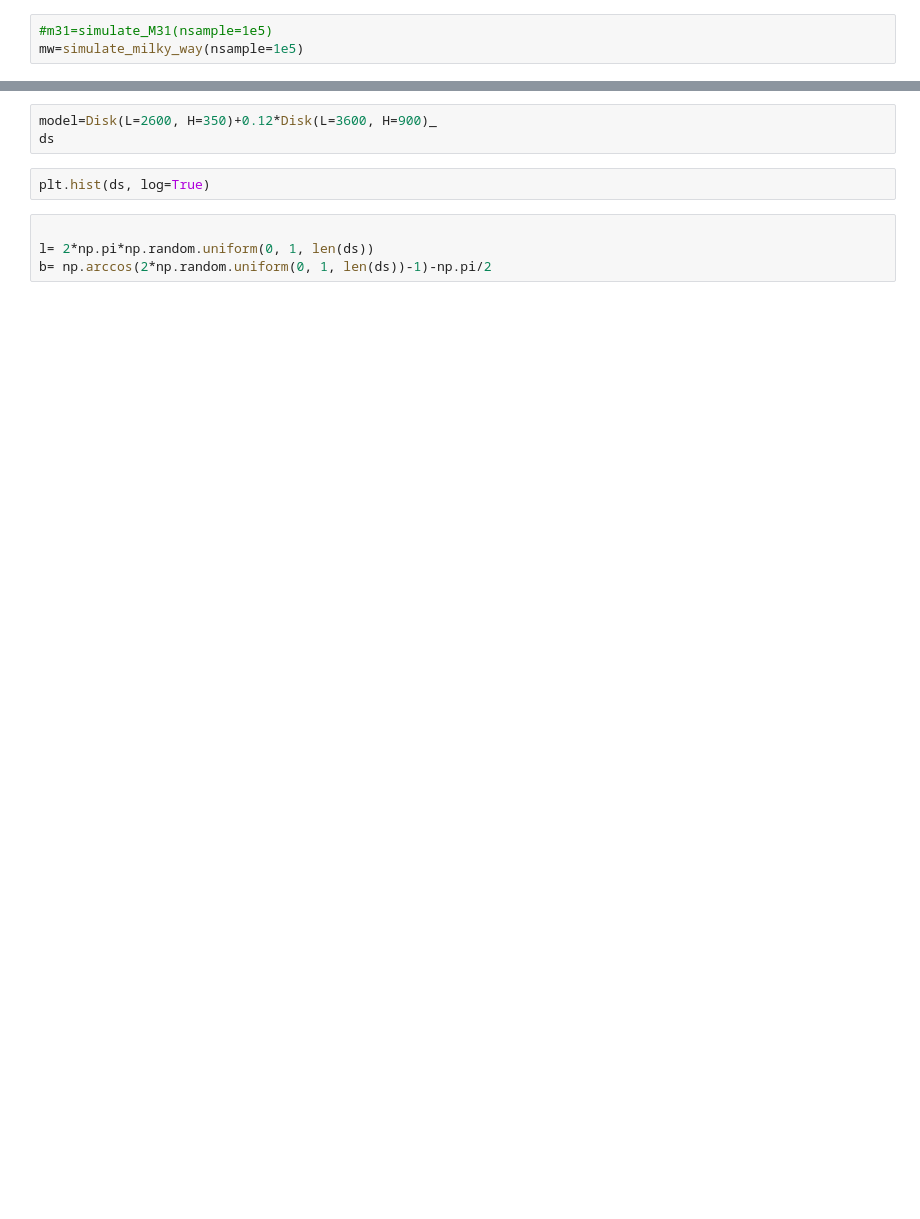
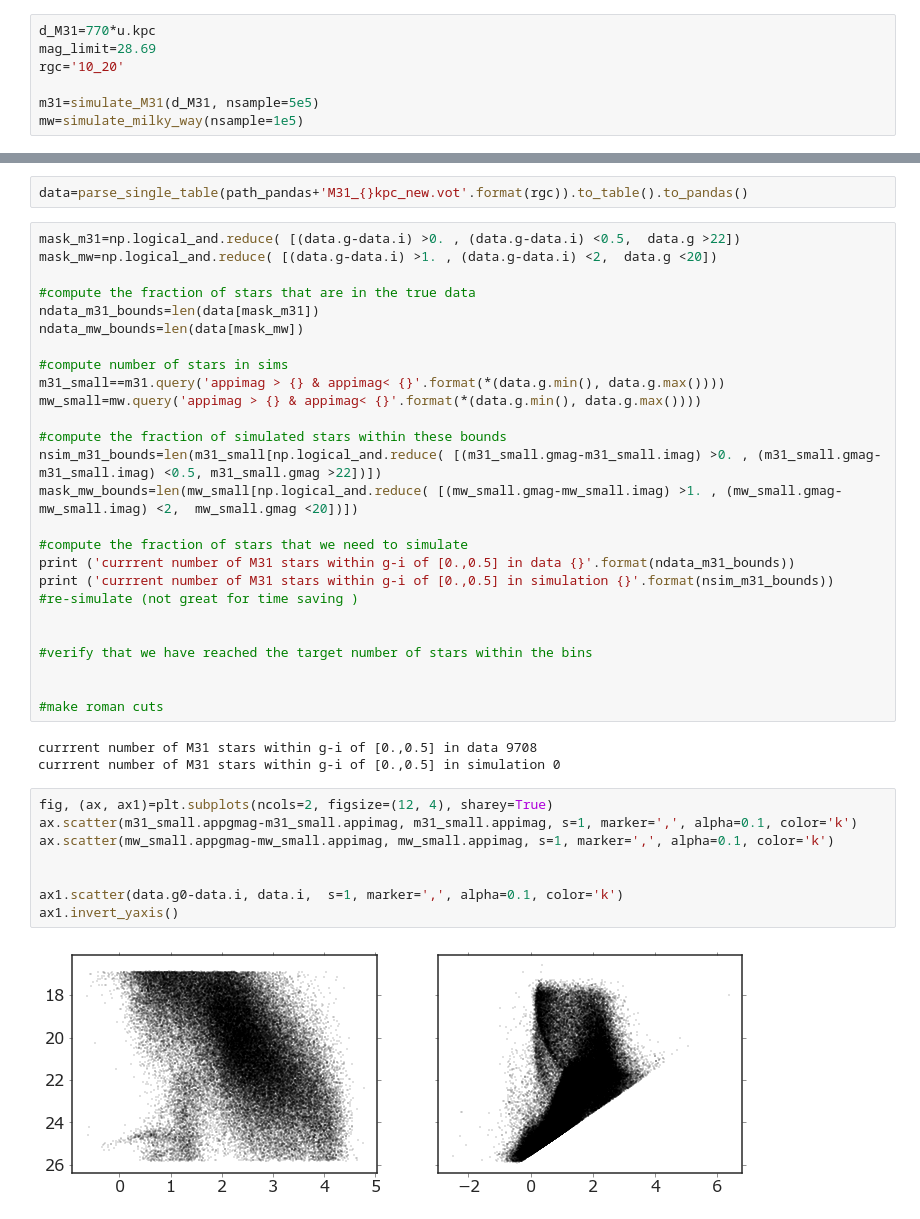
Before and after one commit to caganze/stellarstreams, a Jupyter notebook: notebooks/Make New Backgrounds.ipynb, the cells around one changed output, grey strips where cells are left out. Saved outputs shown, nothing was run; the diff lists cells and outputs as text; blank space fills up the shorter version.

Commit message:
saving progress

```diff
--- a/notebooks/Make New Backgrounds.ipynb
+++ b/notebooks/Make New Backgrounds.ipynb
@@ -159,5 +168,9 @@ class M31Halo(GalacticComponent):
 
         return s**self.gamma
 # %%
-#m31=simulate_M31(nsample=1e5)
+d_M31=770*u.kpc
+mag_limit=28.69
+rgc='10_20'
+
+m31=simulate_M31(d_M31, nsample=5e5)
 mw=simulate_milky_way(nsample=1e5)
@@ -170,9 +177,41 @@ plt.plot(dfn.F087mag, np.log10(dfn.Mini))
-# %%
-model=Disk(L=2600, H=350)+0.12*Disk(L=3600, H=900)_
-ds
-# %%
-plt.hist(ds, log=True)
-# %%
-
-l= 2*np.pi*np.random.uniform(0, 1, len(ds))
-b= np.arccos(2*np.random.uniform(0, 1, len(ds))-1)-np.pi/2
+# %%
+data=parse_single_table(path_pandas+'M31_{}kpc_new.vot'.format(rgc)).to_table().to_pandas()
+# %%
+mask_m31=np.logical_and.reduce( [(data.g-data.i) >0. , (data.g-data.i) <0.5,  data.g >22])
+mask_mw=np.logical_and.reduce( [(data.g-data.i) >1. , (data.g-data.i) <2,  data.g <20])
+
+#compute the fraction of stars that are in the true data
+ndata_m31_bounds=len(data[mask_m31])
+ndata_mw_bounds=len(data[mask_mw])
+
+#compute number of stars in sims
+m31_small==m31.query('appimag > {} & appimag< {}'.format(*(data.g.min(), data.g.max())))
+mw_small=mw.query('appimag > {} & appimag< {}'.format(*(data.g.min(), data.g.max())))
+
+#compute the fraction of simulated stars within these bounds
+nsim_m31_bounds=len(m31_small[np.logical_and.reduce( [(m31_small.gmag-m31_small.imag) >0. , (m31_small.gmag-m31_small.imag) <0.5, m31_small.gmag >22])])
+mask_mw_bounds=len(mw_small[np.logical_and.reduce( [(mw_small.gmag-mw_small.imag) >1. , (mw_small.gmag-mw_small.imag) <2,  mw_small.gmag <20])])
+
+#compute the fraction of stars that we need to simulate
+print ('currrent number of M31 stars within g-i of [0.,0.5] in data {}'.format(ndata_m31_bounds))
+print ('currrent number of M31 stars within g-i of [0.,0.5] in simulation {}'.format(nsim_m31_bounds))
+#re-simulate (not great for time saving )
+
+
+#verify that we have reached the target number of stars within the bins
+
+
+#make roman cuts
+# %% [output]
+currrent number of M31 stars within g-i of [0.,0.5] in data 9708
+currrent number of M31 stars within g-i of [0.,0.5] in simulation 0
+# %%
+fig, (ax, ax1)=plt.subplots(ncols=2, figsize=(12, 4), sharey=True)
+ax.scatter(m31_small.appgmag-m31_small.appimag, m31_small.appimag, s=1, marker=',', alpha=0.1, color='k')
+ax.scatter(mw_small.appgmag-mw_small.appimag, mw_small.appimag, s=1, marker=',', alpha=0.1, color='k')
+
+
+ax1.scatter(data.g0-data.i, data.i,  s=1, marker=',', alpha=0.1, color='k')
+ax1.invert_yaxis()
+# %% [output]
+[figure, added]
```
Also changed, not shown: parts of 6 cells of this notebook.
